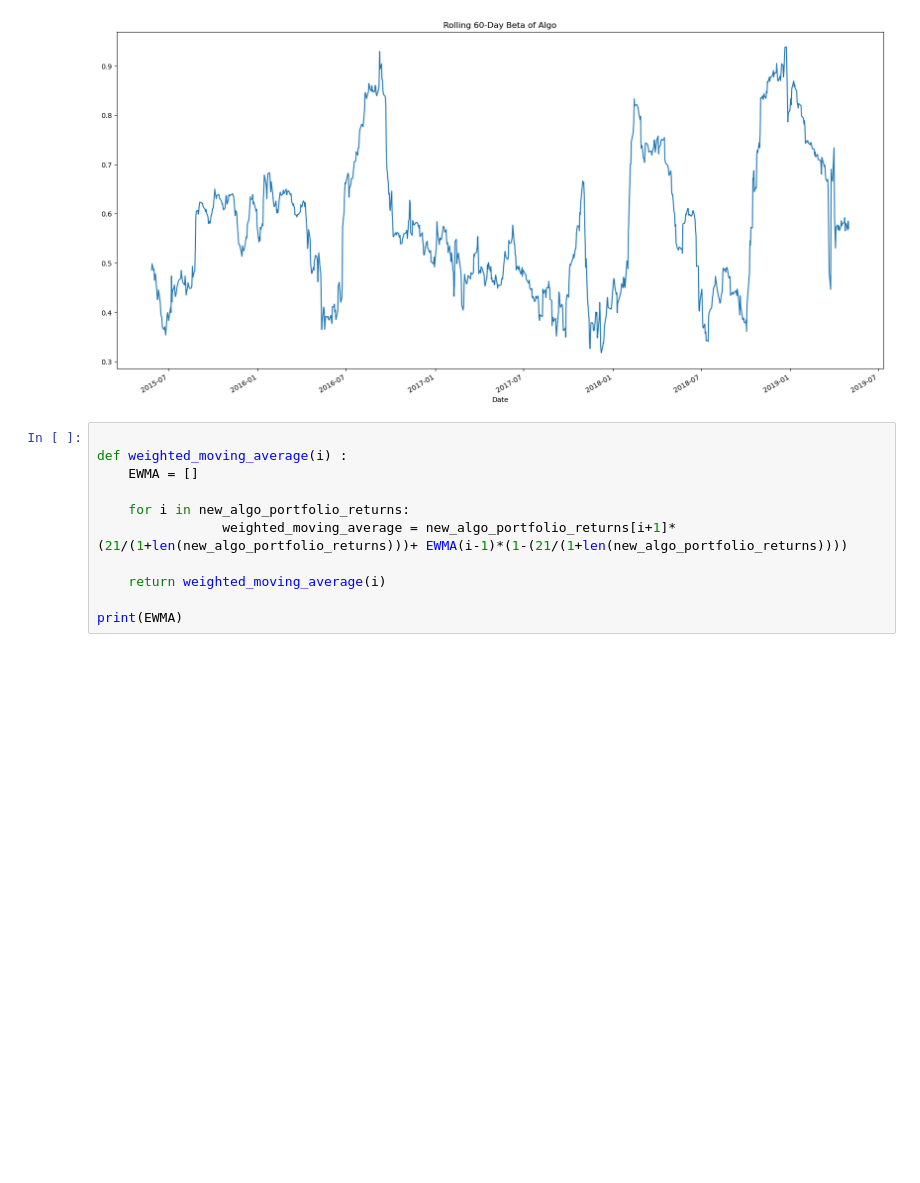
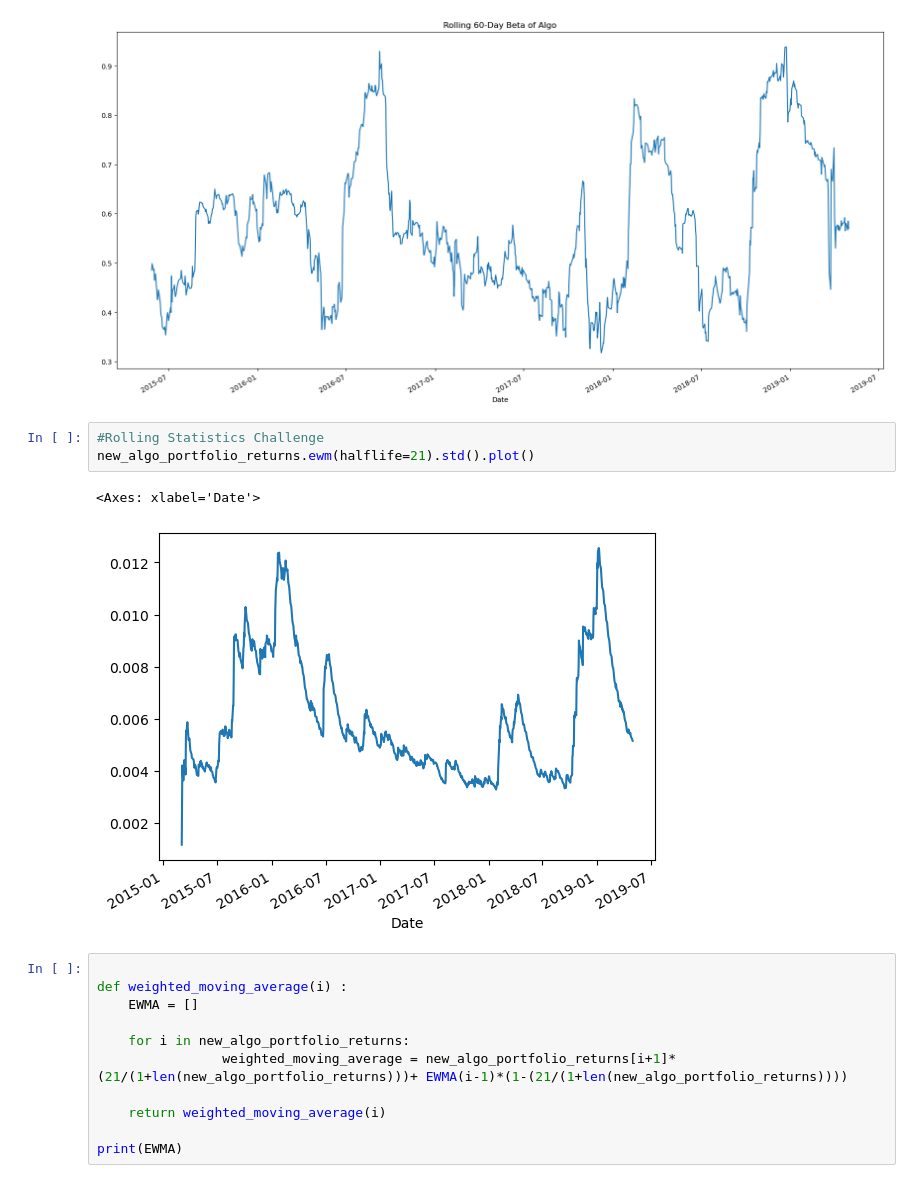
Before and after one commit to sophiepearldgn/Module-4, a Jupyter notebook: Module4.ipynb, the cells around one changed output. Drawn from its saved outputs; the diff is of its cells as text; blank space fills up the shorter version.

```diff
--- a/Module4.ipynb
+++ b/Module4.ipynb
@@ -777,6 +777,12 @@ rolling_beta.plot(figsize=(20, 10), title='Rolling 60-Day Beta of Algo')
 # %% [output]
 <Axes: title={'center': 'Rolling 60-Day Beta of Algo'}, xlabel='Date'>
 [figure]
+# %%
+#Rolling Statistics Challenge
+new_algo_portfolio_returns.ewm(halflife=21).std().plot()
+# %% [output]
+<Axes: xlabel='Date'>
+[figure, added]
 # %%
 
 def weighted_moving_average(i) :
```
Also changed, not shown: parts of 4 cells of this notebook.
